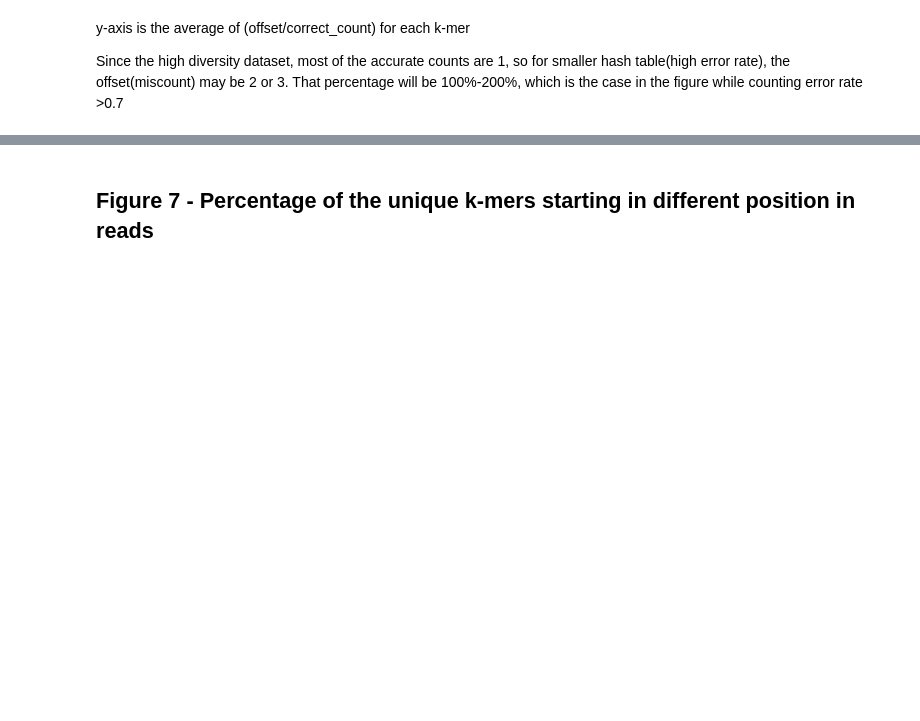
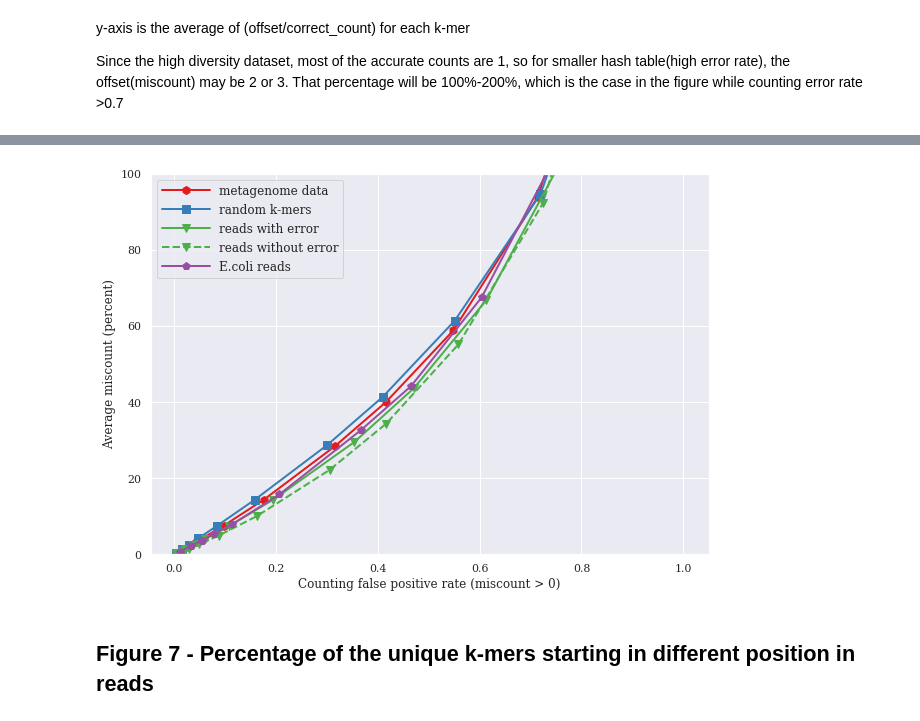
Before and after one commit to Yingru/2013-khmer-counting, a Jupyter notebook: notebook/khmer-counting.ipynb, the cells around one changed output, grey strips where cells are left out. Drawn from its saved outputs; the diff is of its cells as text; code cells hidden in the pictures; blank space fills up the shorter version.

```diff
--- a/notebook/khmer-counting.ipynb
+++ b/notebook/khmer-counting.ipynb
@@ -707,7 +707,7 @@ y-axis is the average of (offset/correct_count) for each k-mer
 Since the high diversity dataset, most of the accurate counts are 1, so for smaller hash table(high error rate), the offset(miscount) may be 2 or 3. That percentage will be 100%-200%, which is the case in the figure while counting error rate >0.7
 # %%
 ht_size = "100000,200000,400000,600000,800000,1000000,1200000"
-HT_SIZE_array = list(map(int,ht_size.split(','))
+HT_SIZE_array = list(map(int,ht_size.split(',')))
 
 
 file_obj = open(datadir+'fp_assessment.out','r')
@@ -752,3 +751,4 @@ SyntaxError: invalid syntax (<ipython-input-57-8b68d77d8f51>, line 5)
+[figure, added]
 # %% [markdown]
 ## Figure 7 - Percentage of the unique k-mers starting in different position in reads
 # %%
```
Also changed, not shown: parts of 1 cell of this notebook.
